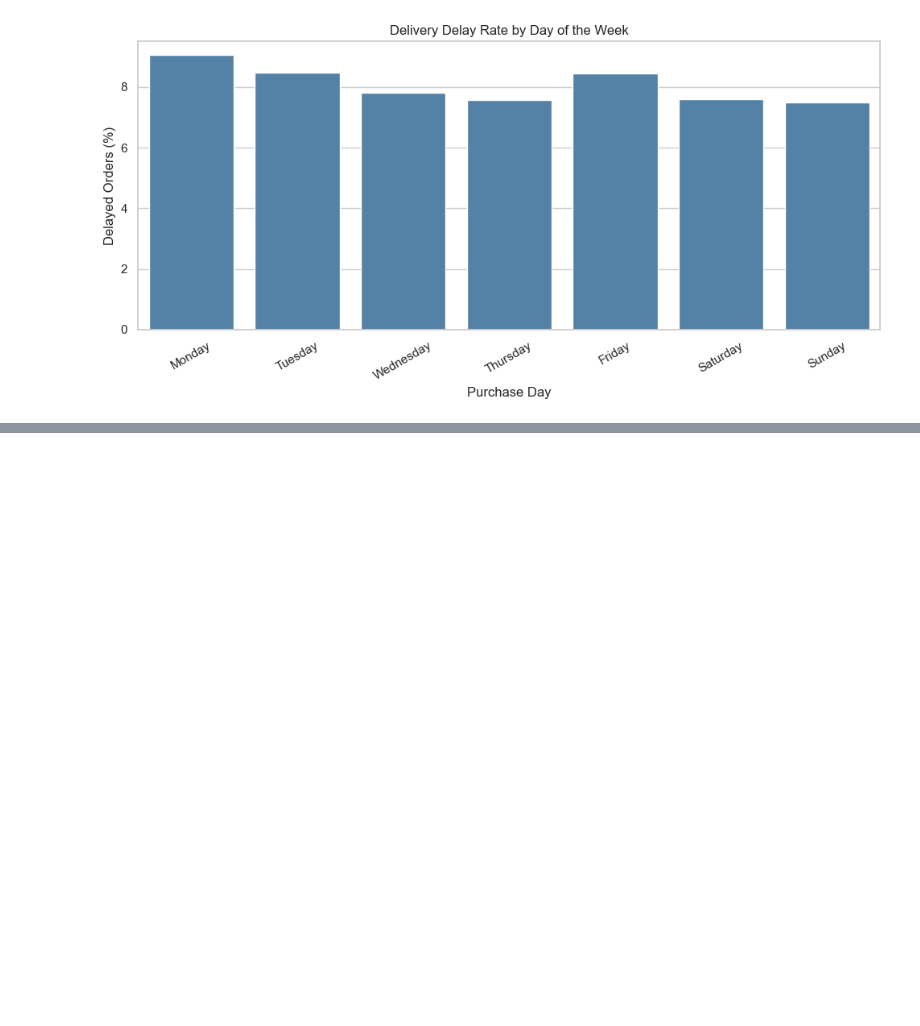
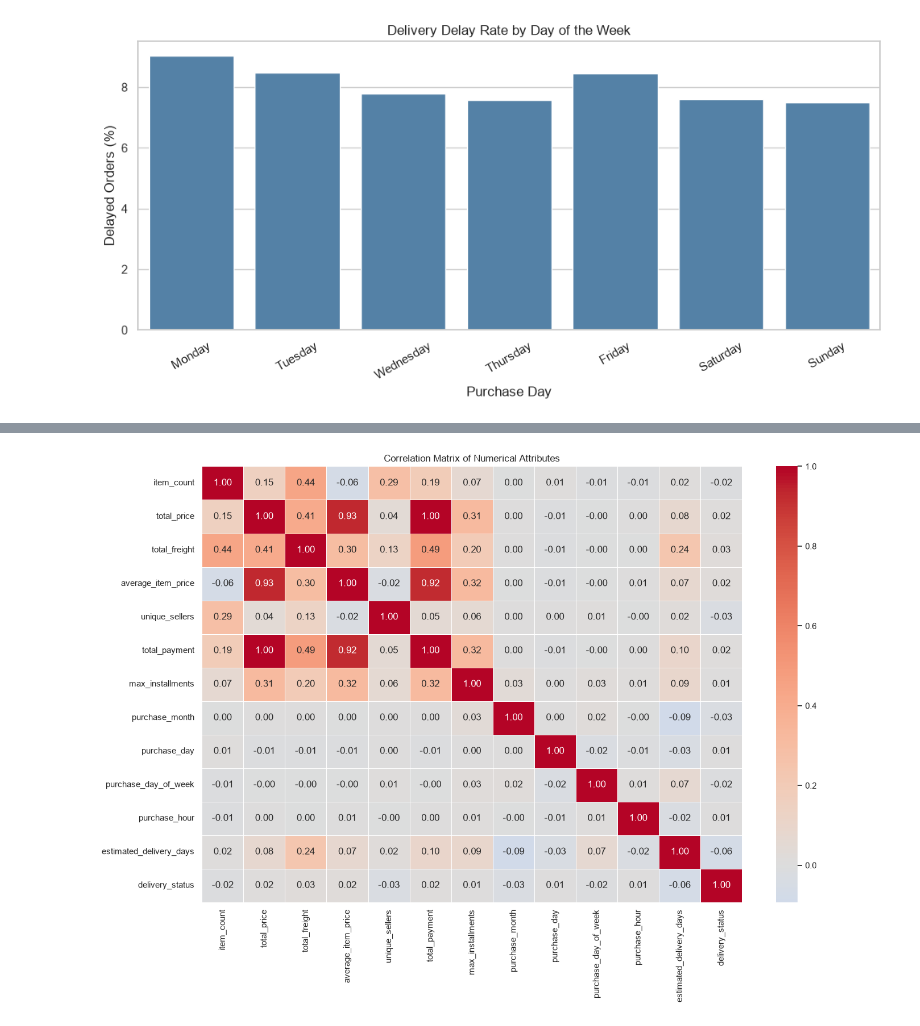
Before and after one commit to Given-Kangwa/Prediction_of_E-Commerce-Delivary_delays, a Jupyter notebook: data_exploration.ipynb, the cells around one changed output, grey strips where cells are left out. Cells and saved outputs as stored; diff of their text form; code cells hidden in the pictures; blank space fills up the shorter version.

```diff
--- a/data_exploration.ipynb
+++ b/data_exploration.ipynb
@@ -715,0 +841,22 @@ plt.show()
+# %%
+# Select meaningful numerical attributes
+
+numerical_features = [
+    "item_count",
+    "total_price",
+    "total_freight",
+    "average_item_price",
+    "unique_sellers",
+    "total_payment",
+    "max_installments",
+    "purchase_month",
+    "purchase_day",
+    "purchase_day_of_week",
+    "purchase_hour",
+    "estimated_delivery_days",
+    "delivery_status"
+]
+
+correlation_matrix = final_df[numerical_features].corr(method="pearson")
+
+display(correlation_matrix.round(3))
@@ -715,0 +878,17 @@ plt.show()
+# %%
+plt.figure(figsize=(14, 10))
+
+sns.heatmap(
+    correlation_matrix,
+    annot=True,
+    cmap="coolwarm",
+    fmt=".2f",
+    linewidths=0.5,
+    center=0
+)
+
+plt.title("Correlation Matrix of Numerical Attributes")
+plt.tight_layout()
+plt.show()
+# %% [output]
+[figure, added]
```
Also changed, not shown: parts of 87 cells of this notebook.
